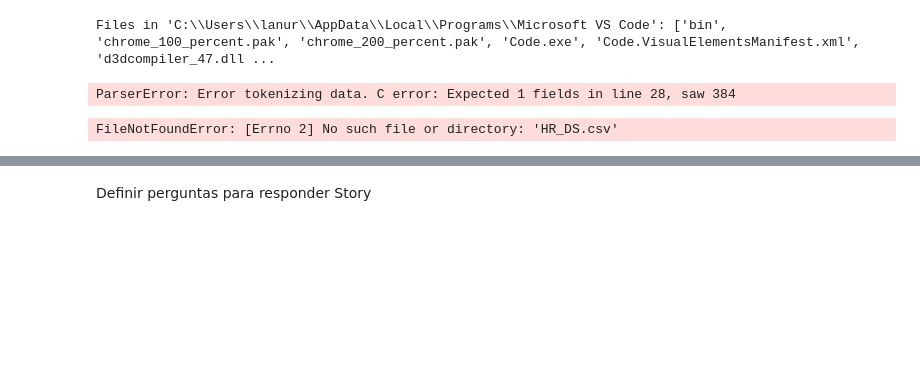
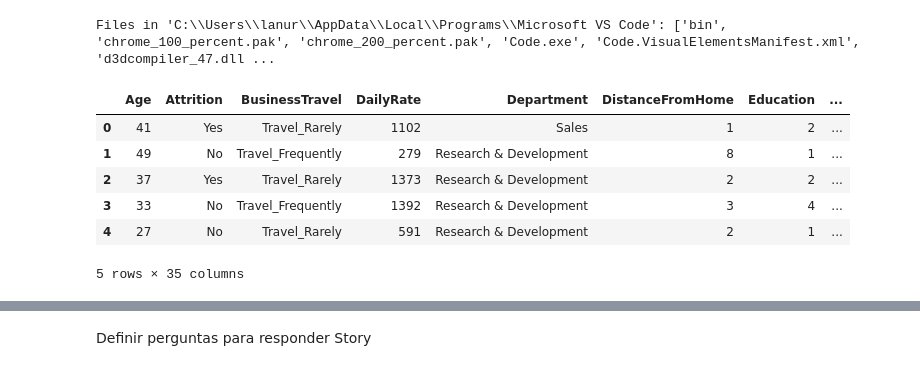
Before and after one commit to catarinatomasr/projectoEDSB, a Jupyter notebook: Projecto.ipynb, the cells around one changed output, grey strips where cells are left out. Drawn from its saved outputs; the diff is of its cells as text; code cells hidden in the pictures; blank space fills up the shorter version.

```diff
--- a/Projecto.ipynb
+++ b/Projecto.ipynb
@@ -23,14 +26,22 @@ files = os.listdir(cwd)
 print("Files in %r: %s" % (cwd, files))
 # %% [output]
 Files in 'C:\\Users\\lanur\\AppData\\Local\\Programs\\Microsoft VS Code': ['bin', 'chrome_100_percent.pak', 'chrome_200_percent.pak', 'Code.exe', 'Code.VisualElementsManifest.xml', 'd3dcompiler_47.dll ...
-# %%
-df = pd.read_csv('https://github.com/catarinatomasr/projectoEDSB/blob/86be49f57f428b6c84acbb83c6c0658fc42f5702/HR_DS.csv')
-# %% [output]
-ParserError: Error tokenizing data. C error: Expected 1 fields in line 28, saw 384
-# %%
-data=pd.read_csv('HR_DS.csv')
-# %% [output]
-FileNotFoundError: [Errno 2] No such file or directory: 'HR_DS.csv'
+# %%
+url = 'https://raw.githubusercontent.com/catarinatomasr/projectoEDSB/main/HR_DS.csv'
+s=requests.get(url).content
+df=pd.read_csv(io.StringIO(s.decode('utf-8')))
+data = df
+#df = pd.read_csv('https://github.com/catarinatomasr/projectoEDSB/blob/main/HR_DS.csv')
+# %%
+df.head()
+# %% [output]
+|  | Age | Attrition | BusinessTravel | DailyRate | Department | DistanceFromHome | Education | ... |
+| 0 | 41 | Yes | Travel_Rarely | 1102 | Sales | 1 | 2 | ... |
+| 1 | 49 | No | Travel_Frequently | 279 | Research & Development | 8 | 1 | ... |
+| 2 | 37 | Yes | Travel_Rarely | 1373 | Research & Development | 2 | 2 | ... |
+| 3 | 33 | No | Travel_Frequently | 1392 | Research & Development | 3 | 4 | ... |
+| 4 | 27 | No | Travel_Rarely | 591 | Research & Development | 2 | 1 | ... |
+5 rows × 35 columns
 # %%
 pd.set_option('display.max_columns', 40)
 data.head(5)
```
Also changed, not shown: parts of 41 cells of this notebook.
